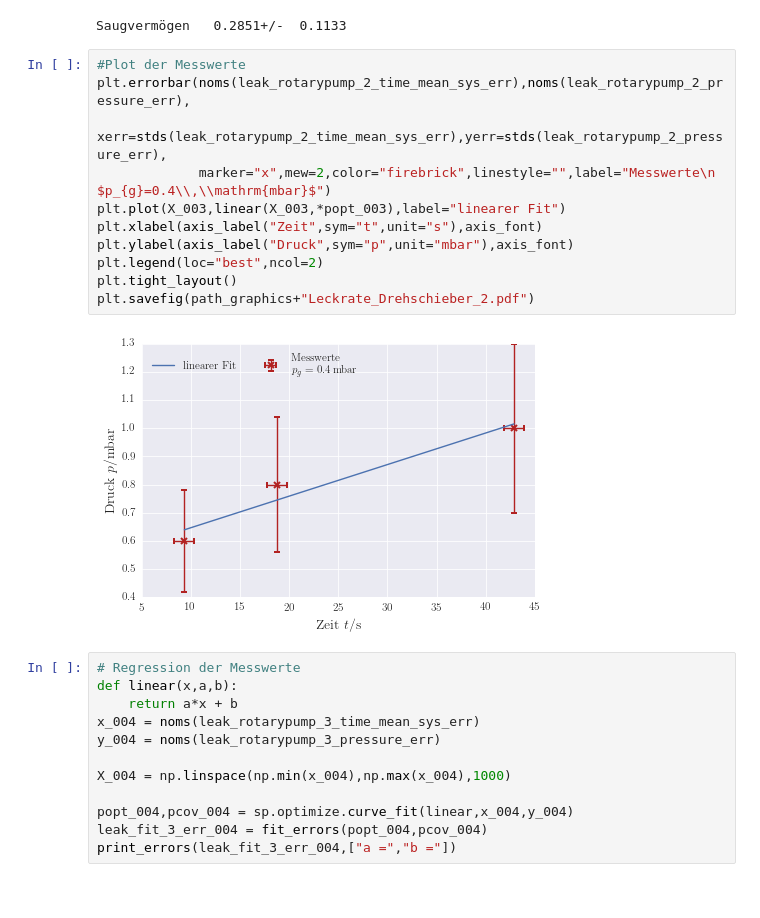
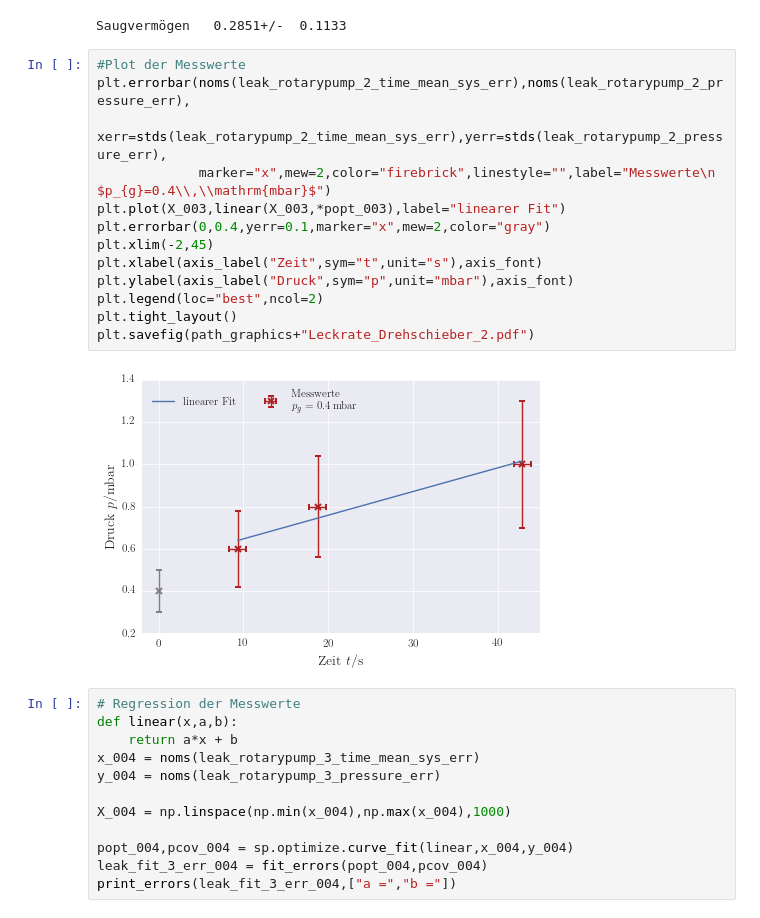
Before and after one commit to LuckyJosh/PhysikFP2015, a Jupyter notebook: 2_Vakuumphysik[ ]/Python/Auswertung.ipynb, the cells around one changed output. Cells and saved outputs as stored; diff of their text form.

```diff
--- a/2_Vakuumphysik[ ]/Python/Auswertung.ipynb
+++ b/2_Vakuumphysik[ ]/Python/Auswertung.ipynb
@@ -828,16 +832,18 @@ Saugvermögen   0.2851+/-  0.1133
 # %%
 #Plot der Messwerte
 plt.errorbar(noms(leak_rotarypump_2_time_mean_sys_err),noms(leak_rotarypump_2_pressure_err),
              xerr=stds(leak_rotarypump_2_time_mean_sys_err),yerr=stds(leak_rotarypump_2_pressure_err),
              marker="x",mew=2,color="firebrick",linestyle="",label="Messwerte\n $p_{g}=0.4\\,\\mathrm{mbar}$")
 plt.plot(X_003,linear(X_003,*popt_003),label="linearer Fit")
+plt.errorbar(0,0.4,yerr=0.1,marker="x",mew=2,color="gray")
+plt.xlim(-2,45)
 plt.xlabel(axis_label("Zeit",sym="t",unit="s"),axis_font)
 plt.ylabel(axis_label("Druck",sym="p",unit="mbar"),axis_font)
 plt.legend(loc="best",ncol=2)
 plt.tight_layout()
 plt.savefig(path_graphics+"Leckrate_Drehschieber_2.pdf")
 # %% [output]
-[figure, old version]
+[figure, new version]
 # %%
 # Regression der Messwerte
 def linear(x,a,b):
```
Also changed, not shown: parts of 18 cells of this notebook, 30 other files.
